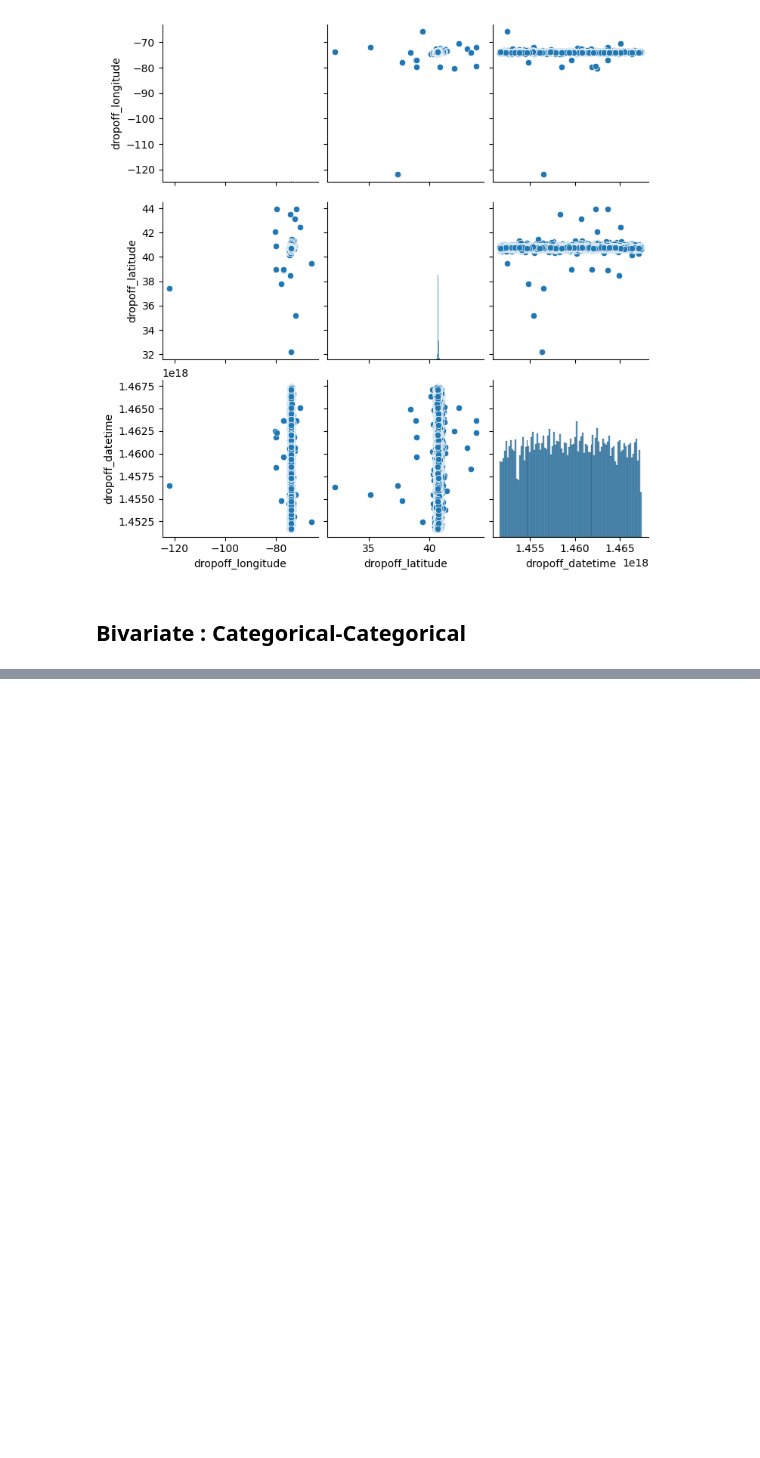
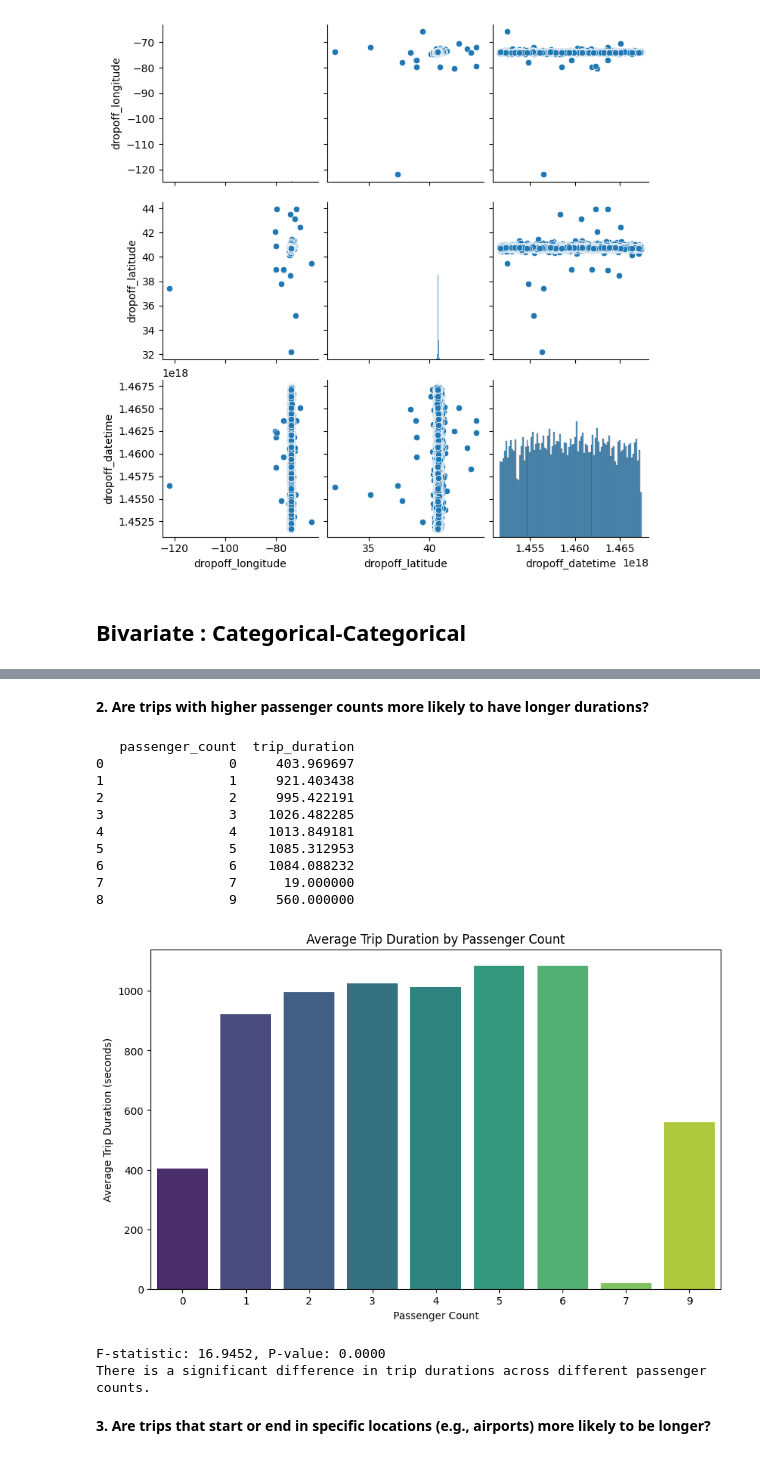
Before and after one commit to namozhdehi/KSR, a Jupyter notebook: NYC_Taxi_EDA.ipynb, the cells around one changed output, grey strips where cells are left out. Cells and saved outputs as stored; diff of their text form; code cells hidden in the pictures; blank space fills up the shorter version.

```diff
--- a/NYC_Taxi_EDA.ipynb
+++ b/NYC_Taxi_EDA.ipynb
@@ -965,0 +1017,48 @@ List of Hypothesis to check under this combination
+# %% [markdown]
+**2. Are trips with higher passenger counts more likely to have longer durations?**
+# %%
+import pandas as pd
+import matplotlib.pyplot as plt
+import seaborn as sns
+from scipy.stats import f_oneway  # Import f_oneway for ANOVA test
+
+# Group by passenger count and calculate the average trip duration
+avg_duration_by_passenger_count = df.groupby('passenger_count')['trip_duration'].mean().reset_index()
+
+# Print the average trip duration for each passenger count
+print(avg_duration_by_passenger_count)
+
+# Plotting the results
+plt.figure(figsize=(10, 6))
+sns.barplot(x='passenger_count', y='trip_duration', data=avg_duration_by_passenger_count, palette='viridis')
+plt.title('Average Trip Duration by Passenger Count')
+plt.xlabel('Passenger Count')
+plt.ylabel('Average Trip Duration (seconds)')
+plt.show()
+
+# Optional: Perform a statistical test (ANOVA) to see if there's a significant difference
+# in trip duration across different passenger counts
+durations_by_passenger_count = [df[df['passenger_count'] == pc]['trip_duration'] for pc in df['passenger_count'].unique()]
+f_stat, p_value = f_oneway(*durations_by_passenger_count)
+print(f"F-statistic: {f_stat:.4f}, P-value: {p_value:.4f}")
+
+if p_value < 0.05:
+    print("There is a significant difference in trip durations across different passenger counts.")
+else:
+    print("There is no significant difference in trip durations across different passenger counts.")
+# %% [output]
+   passenger_count  trip_duration
+0                0     403.969697
+1                1     921.403438
+2                2     995.422191
+3                3    1026.482285
+4                4    1013.849181
+5                5    1085.312953
+6                6    1084.088232
+7                7      19.000000
+8                9     560.000000
+[figure, added]
+F-statistic: 16.9452, P-value: 0.0000
+There is a significant difference in trip durations across different passenger counts.
+# %% [markdown]
+**3. Are trips that start or end in specific locations (e.g., airports) more likely to be longer?**
```
Also changed, not shown: parts of 9 cells of this notebook.
